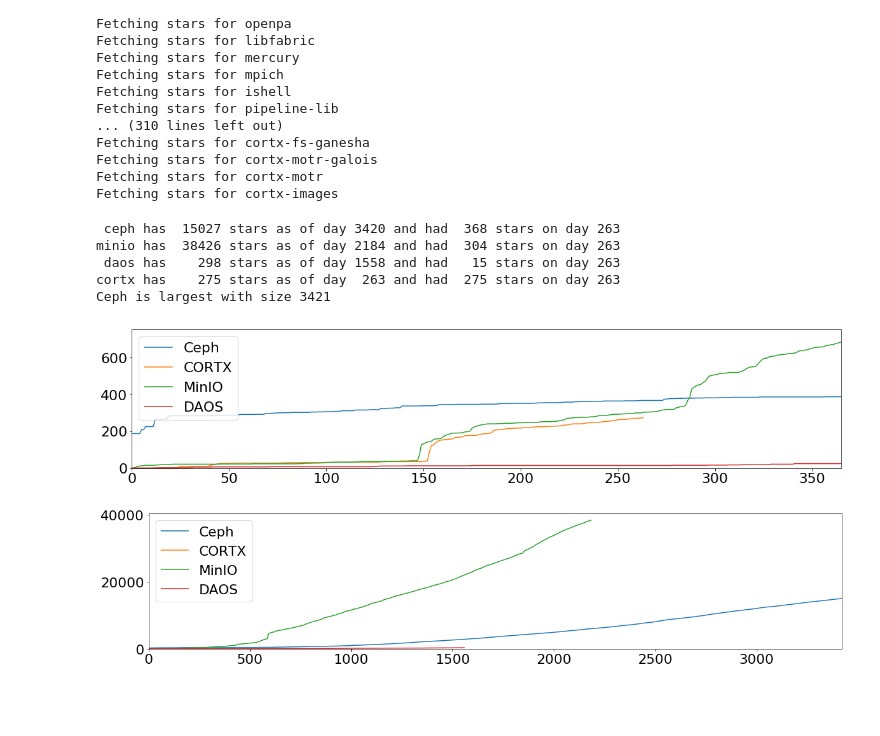
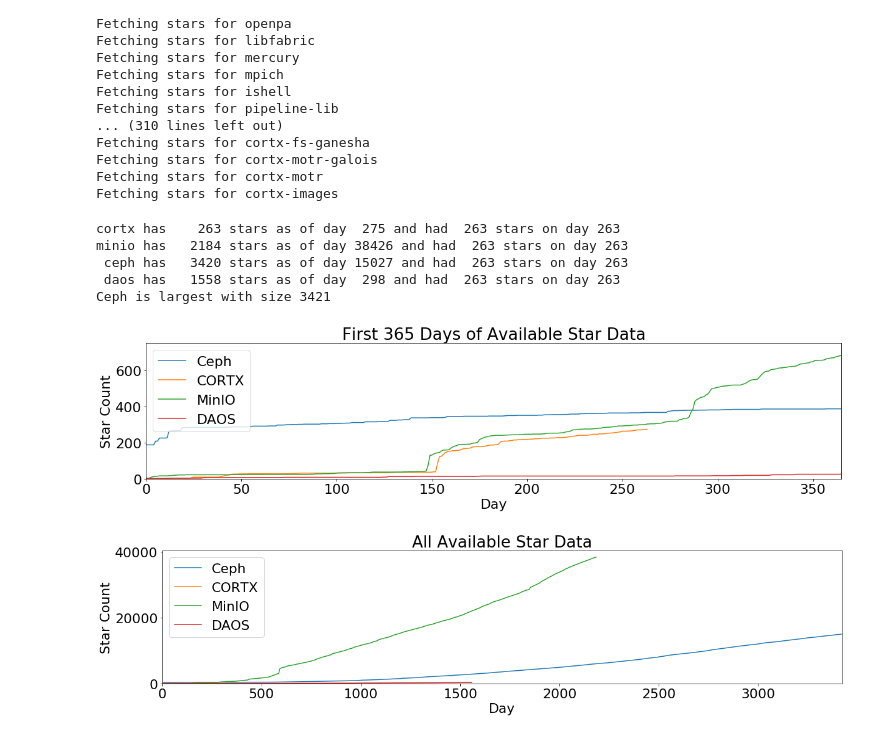
Before and after one commit to Seagate/cortx, a Jupyter notebook: metrics/CORTX_Metrics_Compare_Projects.ipynb, the cells around one changed output. Cells and saved outputs as stored; diff of their text form; code cells hidden in the pictures; blank space fills up the shorter version.

Commit message:
Got forks and stars comparisons working

```diff
--- a/metrics/CORTX_Metrics_Compare_Projects.ipynb
+++ b/metrics/CORTX_Metrics_Compare_Projects.ipynb
@@ -108,60 +121,61 @@ Fetching stars for cortx-motr-galois
 Fetching stars for cortx-motr
 Fetching stars for cortx-images
 # %%
-def print_last_day(r,s,d):
-    print("%5s has %6d stars as of day %4d and had %4d stars on day 263" % (r,s[-1],d[-1],s[263]))
+def print_last_day(org,items,days,what,last_day):
+    print("%5s has %6d %s as of day %4d and had %4d %s on day %d" %
+          (org,items[-1],what,days[-1],items[last_day],what,last_day))
 
 def add_stars_to_df(df,name,stars):
     df1=pd.DataFrame(data={name : stars})
     return pd.concat([df, df1], axis=1)
 
 def get_dataframe(data):
     largest=0
     name_of_largest = None
     for k,v in data.items():
-        if len(v[0]) > largest:
-            largest = len(v[0])
+        if len(v[1]) > largest:
+            largest = len(v[1])
             name_of_largest = k
     print("%s is largest with size %d" % (name_of_largest,largest))
-    df=pd.DataFrame(index=data[name_of_largest][1],data={ name_of_largest : data[name_of_largest][0] })
+    df=pd.DataFrame(index=data[name_of_largest][0],data={ name_of_largest : data[name_of_largest][1] })
     for k,v in data.items():
         if k is not name_of_largest:
-            df=add_stars_to_df(df,k,v[0])
+            df=add_stars_to_df(df,k,v[1])
     return df
 
-def make_graph(df,data,end_day=365):
+def make_graph(df,data,end_day,title,what):
     if end_day:
         max_y=0
         for v in data.values():
             try:
-                max_y = max(max_y,v[0][end_day])
+                max_y = max(max_y,v[1][end_day])
             except IndexError:
                 pass
         max_y *= 1.1 # increase it by 10% to add some margin at top of graph
     else:
         max_y=None
-    df.plot(xlim=(None,end_day),ylim=(0,max_y))
+    ax=df.plot(xlim=(None,end_day),ylim=(0,max_y),title="%s %s Data" % (title,what))
+    ax.set_ylabel('%s Count' % what)
+    ax.set_xlabel('Day')
     plt.show()
 
 
 
-print_last_day('ceph',c_stars,c_days)
-print_last_day('minio',m_stars,m_days)
-print_last_day('daos',d_stars,d_days)
-print_last_day('cortx',C_stars,C_days)
 data = {}
-data['Ceph'] = (c_stars,c_days)
-data['MinIO'] = (m_stars,m_days)
-data['DAOS'] = (d_stars,d_days)
-data['CORTX'] = (C_stars,c_days)
+data['Ceph'] = (c_days,c_stars)
+data['MinIO'] = (m_days,m_stars)
+data['DAOS'] = (d_days,d_stars)
+data['CORTX'] = (C_days,C_stars)
+for k,v in data.items():
+    print_last_day(org=k.lower(),items=v[0],days=v[1],what='stars',last_day=263)
 df=get_dataframe(data)
-make_graph(df=df,data=data)
-make_graph(df=df,data=data,end_day=None)
+make_graph(df=df,data=data,end_day=365,title="First 365 Days of Available",what='Star')
+make_graph(df=df,data=data,end_day=None,title="All Available",what='Star')
 # %% [output]
- ceph has  15027 stars as of day 3420 and had  368 stars on day 263
-minio has  38426 stars as of day 2184 and had  304 stars on day 263
- daos has    298 stars as of day 1558 and had   15 stars on day 263
-cortx has    275 stars as of day  263 and had  275 stars on day 263
+cortx has    263 stars as of day  275 and had  263 stars on day 263
+minio has   2184 stars as of day 38426 and had  263 stars on day 263
+ ceph has   3420 stars as of day 15027 and had  263 stars on day 263
+ daos has   1558 stars as of day  298 and had  263 stars on day 263
 Ceph is largest with size 3421
-[figure, old version]
+[figure, new version]
-[figure, old version]
+[figure, new version]
```
Also changed, not shown: parts of 3 cells of this notebook.
